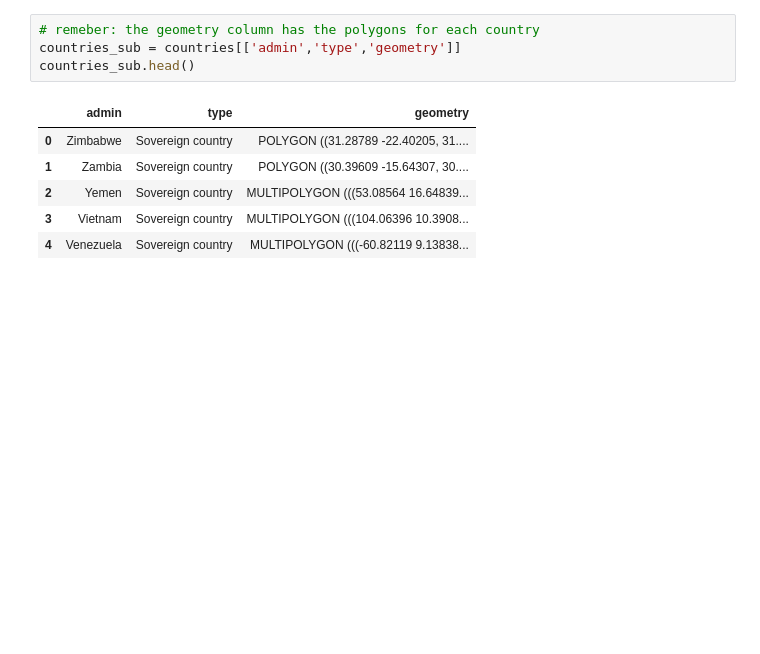
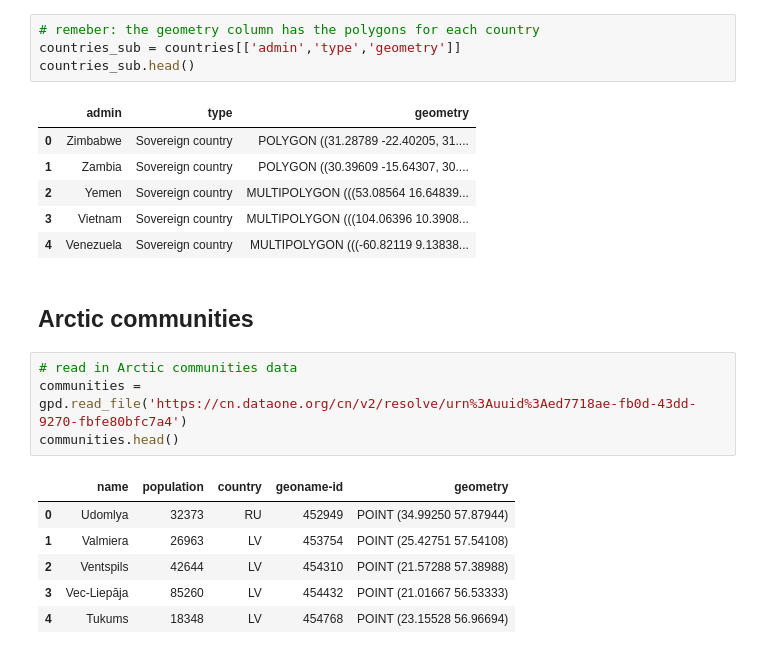
Before and after one commit to cnordheim-maestas/eds220-week4, a Jupyter notebook: Merging-data.ipynb, the cells around one changed output. Drawn from its saved outputs; the diff is of its cells as text; blank space fills up the shorter version.

```diff
--- a/Merging-data.ipynb
+++ b/Merging-data.ipynb
@@ -85,3 +85,16 @@ countries_sub.head()
 | 2 | Yemen | Sovereign country | MULTIPOLYGON (((53.08564 16.64839... |
 | 3 | Vietnam | Sovereign country | MULTIPOLYGON (((104.06396 10.3908... |
 | 4 | Venezuela | Sovereign country | MULTIPOLYGON (((-60.82119 9.13838... |
+# %% [markdown]
+## Arctic communities
+# %%
+# read in Arctic communities data
+communities = gpd.read_file('https://cn.dataone.org/cn/v2/resolve/urn%3Auuid%3Aed7718ae-fb0d-43dd-9270-fbfe80bfc7a4')
+communities.head()
+# %% [output]
+|  | name | population | country | geoname-id | geometry |
+| 0 | Udomlya | 32373 | RU | 452949 | POINT (34.99250 57.87944) |
+| 1 | Valmiera | 26963 | LV | 453754 | POINT (25.42751 57.54108) |
+| 2 | Ventspils | 42644 | LV | 454310 | POINT (21.57288 57.38988) |
+| 3 | Vec-Liepāja | 85260 | LV | 454432 | POINT (21.01667 56.53333) |
+| 4 | Tukums | 18348 | LV | 454768 | POINT (23.15528 56.96694) |
```
Also changed, not shown: parts of 11 cells of this notebook.
